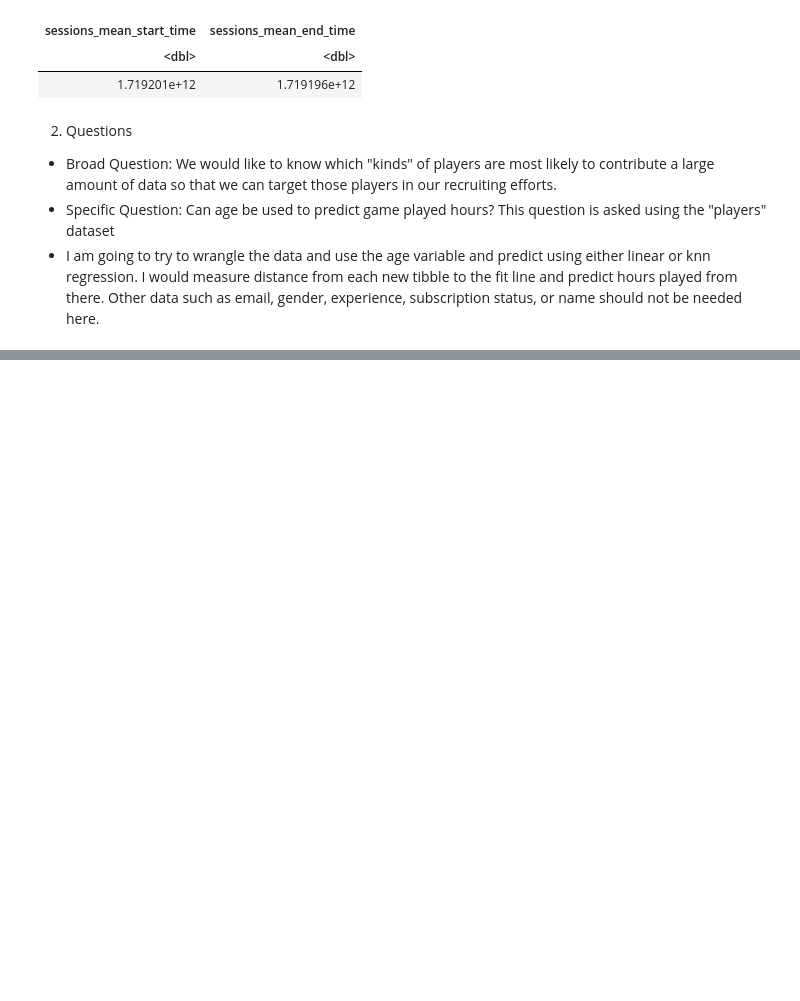
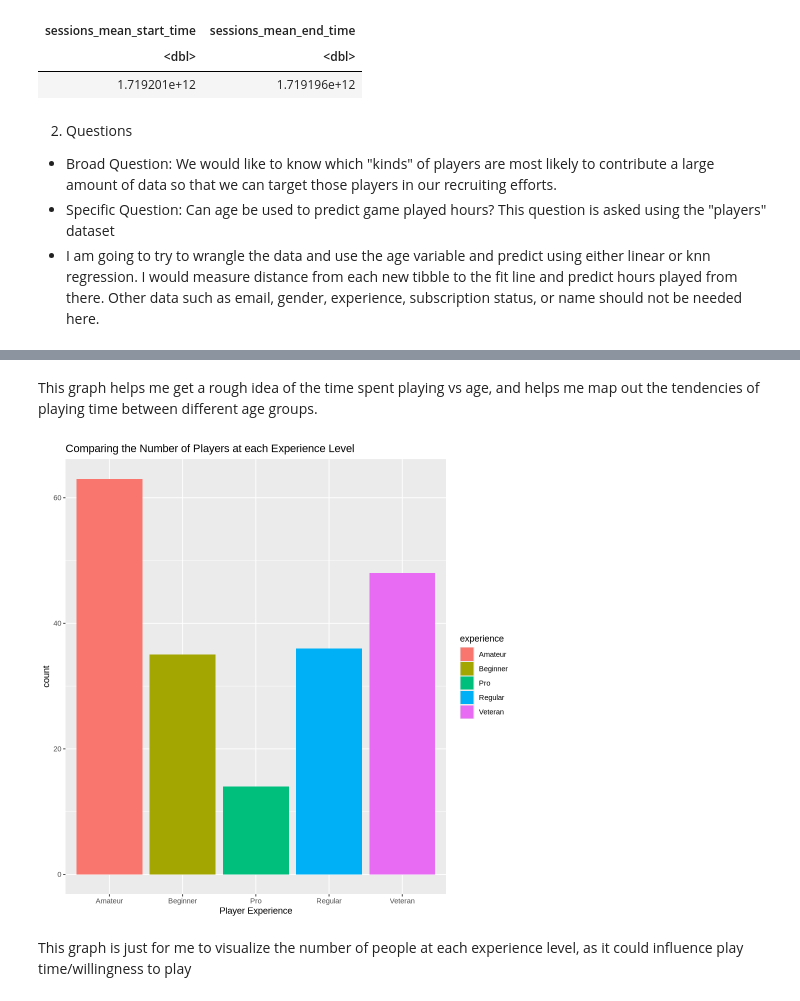
Before and after one commit to ansonansonnn/dsci100-repo1, a Jupyter notebook: Individual Planning Stage.ipynb, the cells around one changed output, grey strips where cells are left out. Saved outputs shown, nothing was run; the diff lists cells and outputs as text; code cells hidden in the pictures; blank space fills up the shorter version.

```diff
--- a/Individual Planning Stage.ipynb
+++ b/Individual Planning Stage.ipynb
@@ -112,0 +141,14 @@ A tibble: 1 × 2
+# %% [markdown]
+This graph helps me get a rough idea of the time spent playing vs age, and helps me map out the tendencies of playing time between different age groups.
+# %%
+options(repr.plot.width = 8, repr.plot.height = 8)
+# Comparing the Number of Players at each Experience Level
+exp_plot <- players |>
+    ggplot(aes(x = experience, fill = experience)) +
+    geom_bar() +
+    labs(x = "Player Experience", title = "Comparing the Number of Players at each Experience Level")
+exp_plot
+# %% [output]
+[figure, added]
+# %% [markdown]
+This graph is just for me to visualize the number of people at each experience level, as it could influence play time/willingness to play
```
Also changed, not shown: parts of 6 cells of this notebook.
